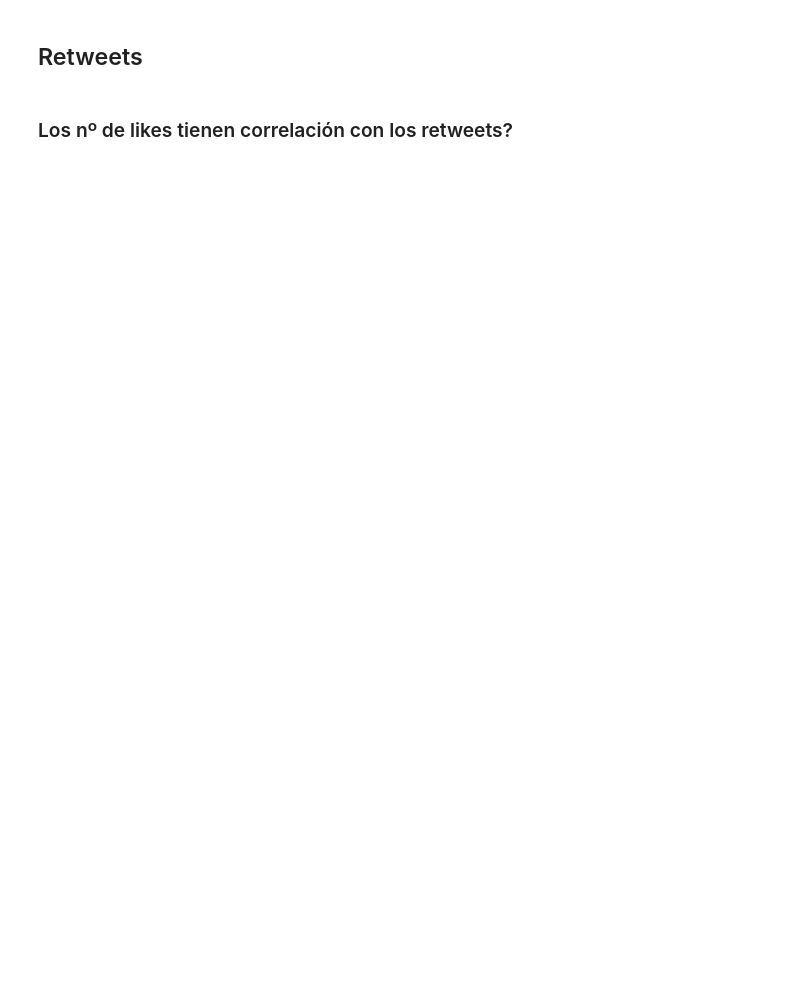
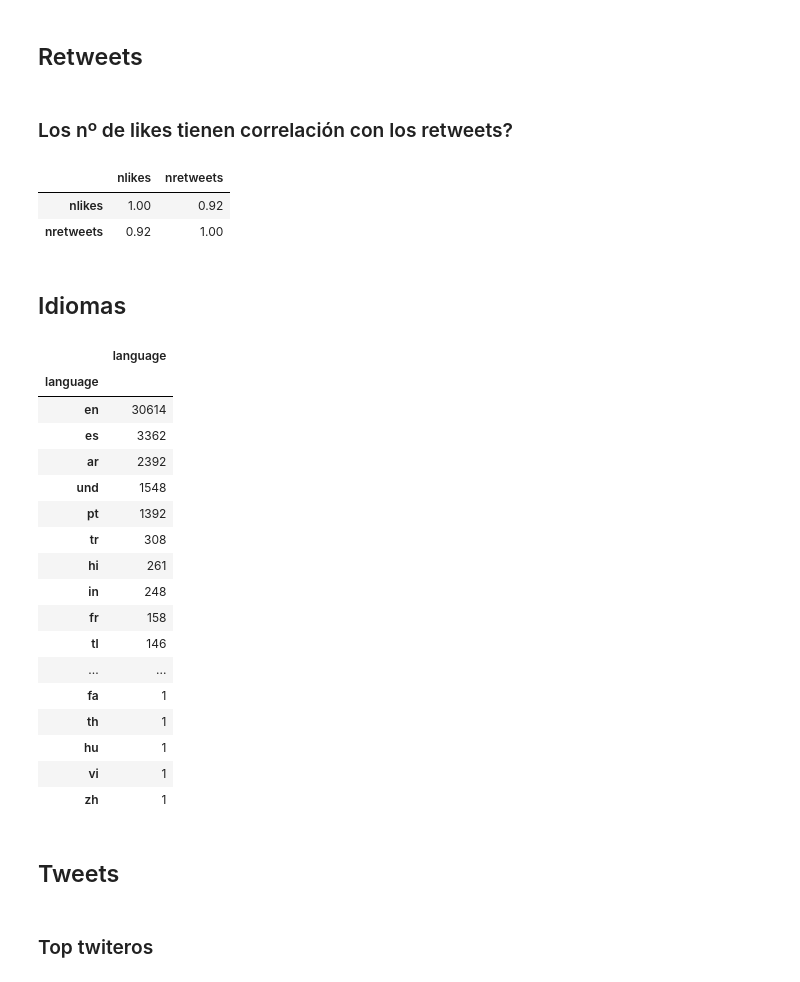
Before and after one commit to julianmelero/twitter-ai, a Jupyter notebook: Analysis/basic.ipynb, the cells around one changed output. Saved outputs shown, nothing was run; the diff lists cells and outputs as text; code cells hidden in the pictures; blank space fills up the shorter version.

```diff
--- a/Analysis/basic.ipynb
+++ b/Analysis/basic.ipynb
@@ -93,0 +204,34 @@ union[['nreteews', 'nreplies']].corr()
+# %%
+union[['nlikes', 'nretweets']].corr()
+# %% [output]
+|  | nlikes | nretweets |
+| nlikes | 1.00 | 0.92 |
+| nretweets | 0.92 | 1.00 |
+# %% [markdown]
+## Idiomas
+# %%
+union['language'].unique()
+union.groupby(['language'])['language'].count().sort_values(ascending=False).to_frame()
+# %% [output]
+|  | language |
+| language |  |
+| en | 30614 |
+| es | 3362 |
+| ar | 2392 |
+| und | 1548 |
+| pt | 1392 |
+| tr | 308 |
+| hi | 261 |
+| in | 248 |
+| fr | 158 |
+| tl | 146 |
+| ... | ... |
+| fa | 1 |
+| th | 1 |
+| hu | 1 |
+| vi | 1 |
+| zh | 1 |
+# %% [markdown]
+## Tweets
+# %% [markdown]
+### Top twiteros
```
Also changed, not shown: parts of 22 cells of this notebook.
